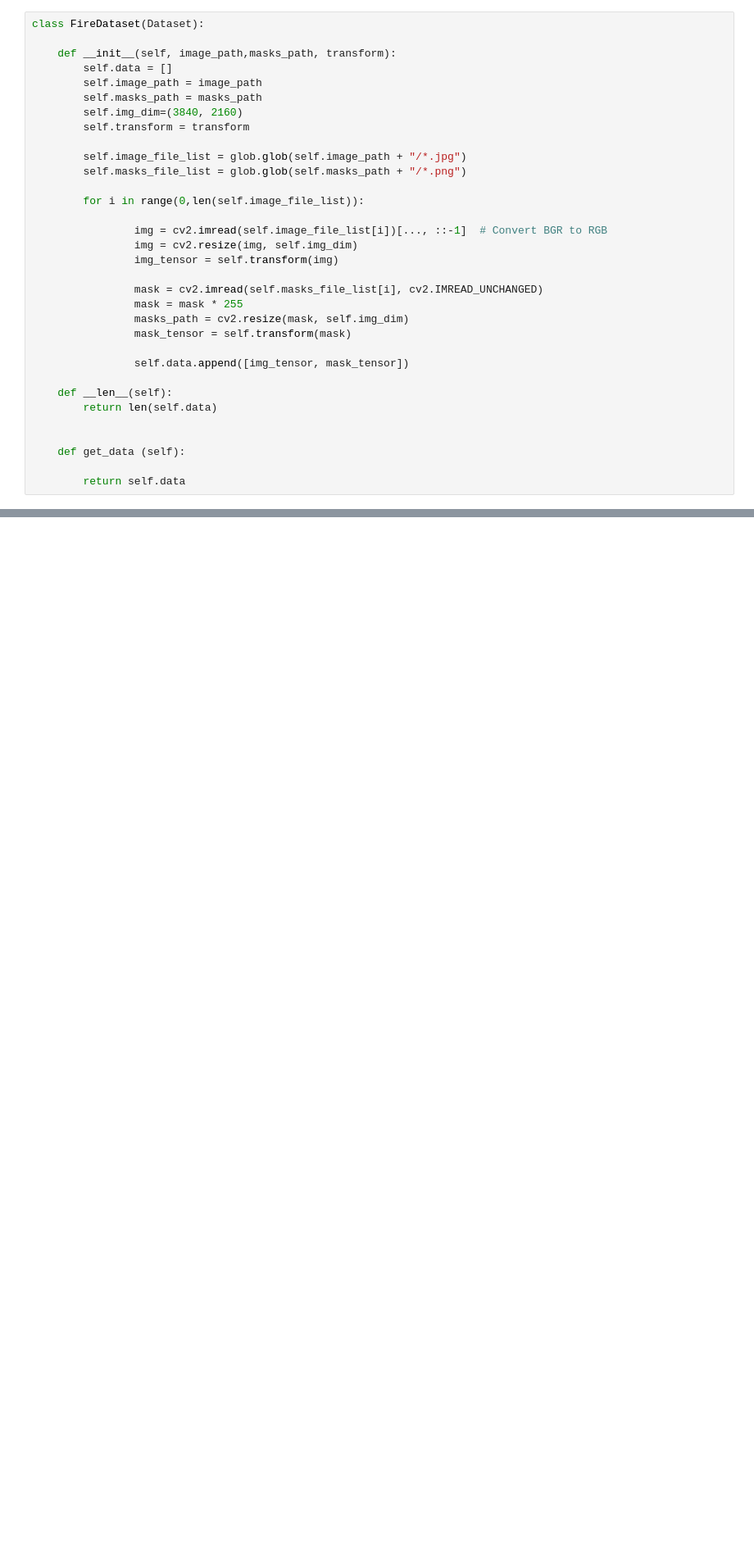
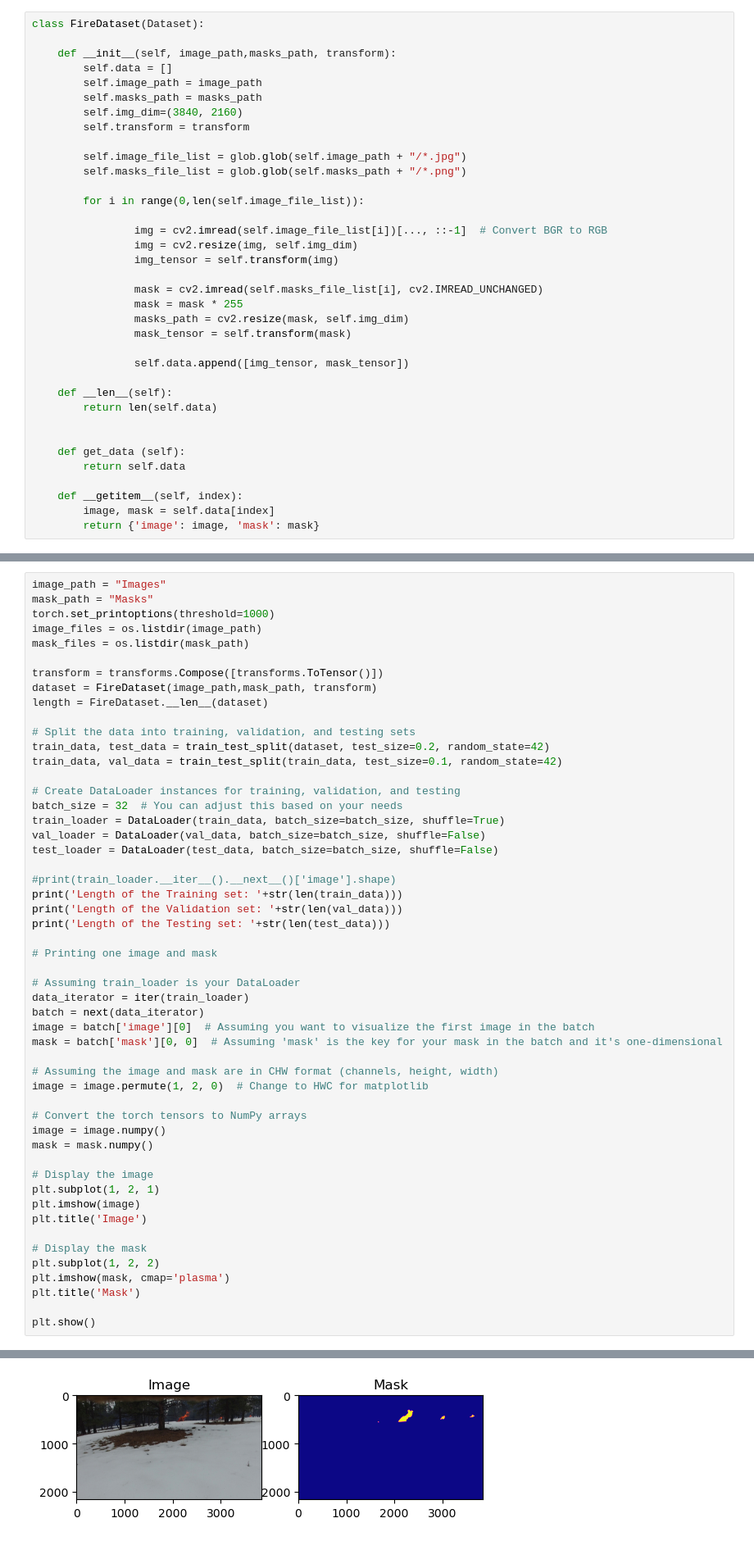
Before and after one commit to zemendes1/FLAME_SCOUT, a Jupyter notebook: Segmentation/FLAME_SCOUT_seg.ipynb, the cells around one changed output, grey strips where cells are left out. Shown at 82% size. Drawn from its saved outputs; the diff is of its cells as text; blank space fills up the shorter version.

Commit message:
Create Datasets/Dataloaders, Printing Images

```diff
--- a/Segmentation/FLAME_SCOUT_seg.ipynb
+++ b/Segmentation/FLAME_SCOUT_seg.ipynb
@@ -89,5 +88,8 @@ class FireDataset(Dataset):
 
 
     def get_data (self):
+        return self.data
 
-        return self.data
+    def __getitem__(self, index):
+        image, mask = self.data[index]
+        return {'image': image, 'mask': mask}
@@ -145,0 +96,53 @@ print(test_mapping)
+# %%
+image_path = "Images"
+mask_path = "Masks"
+torch.set_printoptions(threshold=1000)
+image_files = os.listdir(image_path)
+mask_files = os.listdir(mask_path)
+
+transform = transforms.Compose([transforms.ToTensor()])
+dataset = FireDataset(image_path,mask_path, transform)
+length = FireDataset.__len__(dataset)
+
+# Split the data into training, validation, and testing sets
+train_data, test_data = train_test_split(dataset, test_size=0.2, random_state=42)
+train_data, val_data = train_test_split(train_data, test_size=0.1, random_state=42)
+
+# Create DataLoader instances for training, validation, and testing
+batch_size = 32  # You can adjust this based on your needs
+train_loader = DataLoader(train_data, batch_size=batch_size, shuffle=True)
+val_loader = DataLoader(val_data, batch_size=batch_size, shuffle=False)
+test_loader = DataLoader(test_data, batch_size=batch_size, shuffle=False)
+
+#print(train_loader.__iter__().__next__()['image'].shape)
+print('Length of the Training set: '+str(len(train_data)))
+print('Length of the Validation set: '+str(len(val_data)))
+print('Length of the Testing set: '+str(len(test_data)))
+
+# Printing one image and mask
+
+# Assuming train_loader is your DataLoader
+data_iterator = iter(train_loader)
+batch = next(data_iterator)
+image = batch['image'][0]  # Assuming you want to visualize the first image in the batch
+mask = batch['mask'][0, 0]  # Assuming 'mask' is the key for your mask in the batch and it's one-dimensional
+
+# Assuming the image and mask are in CHW format (channels, height, width)
+image = image.permute(1, 2, 0)  # Change to HWC for matplotlib
+
+# Convert the torch tensors to NumPy arrays
+image = image.numpy()
+mask = mask.numpy()
+
+# Display the image
+plt.subplot(1, 2, 1)
+plt.imshow(image)
+plt.title('Image')
+
+# Display the mask
+plt.subplot(1, 2, 2)
+plt.imshow(mask, cmap='plasma')
+plt.title('Mask')
+
+plt.show()
+# %% [output]
@@ -145,0 +152 @@ print(test_mapping)
+[figure, added]
```
Also changed, not shown: parts of 3 cells of this notebook, 3 other files.
